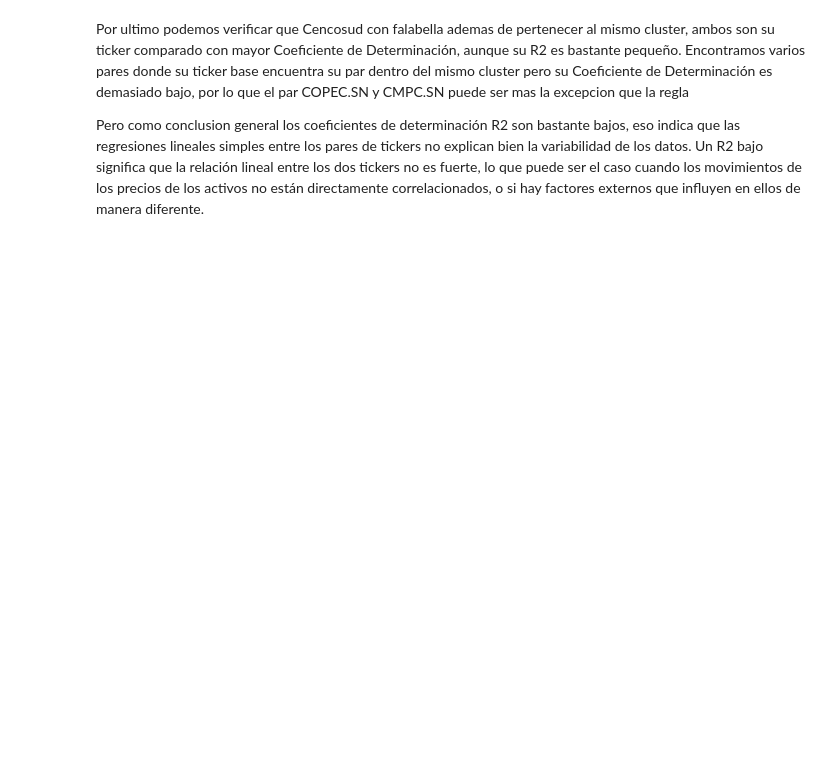
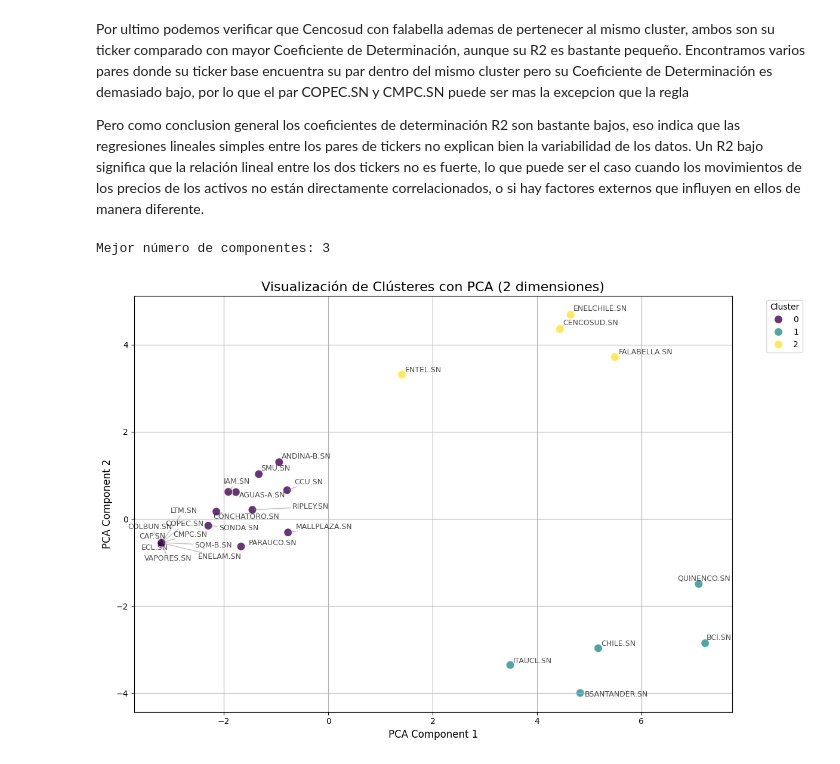
Before and after one commit to pabliacci/Finance-python, a Jupyter notebook: IPSA_data_analisis.ipynb, the cells around one changed output. Cells and saved outputs as stored; diff of their text form; code cells hidden in the pictures; blank space fills up the shorter version.

```diff
--- a/IPSA_data_analisis.ipynb
+++ b/IPSA_data_analisis.ipynb
@@ -993,3 +993,73 @@ resultados_completos_f
 Por ultimo podemos verificar que Cencosud con falabella ademas de pertenecer al mismo cluster, ambos son su ticker comparado con mayor Coeficiente de Determinación, aunque su R2 es bastante pequeño. Encontramos varios pares donde su ticker base encuentra su par dentro del mismo cluster pero su Coeficiente de Determinación es demasiado bajo, por lo que el par COPEC.SN y CMPC.SN puede ser mas la excepcion que la regla
 
 Pero como conclusion general los coeficientes de determinación R2 son bastante bajos, eso indica que las regresiones lineales simples entre los pares de tickers no explican bien la variabilidad de los datos. Un R2 bajo significa que la relación lineal entre los dos tickers no es fuerte, lo que puede ser el caso cuando los movimientos de los precios de los activos no están directamente correlacionados, o si hay factores externos que influyen en ellos de manera diferente.
+# %%
+from sklearn.preprocessing import StandardScaler
+
+scaler = StandardScaler()
+data_scaled = scaler.fit_transform(final_df)  # data es tu DataFrame
+# %%
+from sklearn.mixture import GaussianMixture
+scores = []
+for k in range(2, 10):
+    gmm = GaussianMixture(n_components=k, covariance_type='full', random_state=0)
+    labels = gmm.fit_predict(data_scaled)
+    score = silhouette_score(data_scaled, labels)
+    scores.append(score)
+
+best_k = scores.index(max(scores)) + 2
+print(f"Mejor número de componentes: {best_k}")
+# %% [output]
+Mejor número de componentes: 3
+# %%
+from sklearn.decomposition import PCA
+
+pca = PCA(n_components=2)
+pca_result = pca.fit_transform(data_scaled)  # data_scaled es tu DataFrame normalizado
+
+# Crear un DataFrame con las componentes principales
+pca_df = pd.DataFrame(pca_result, columns=['pca1', 'pca2'])
+# %%
+gmm = GaussianMixture(n_components=3, covariance_type='spherical', random_state=40)  # Cambia n_components según tus clusters esperados
+gmm.fit(data_scaled)
+labels = gmm.predict(data_scaled)
+
+# Agregar los clusters al DataFrame
+pca_df['Cluster'] = labels
+# %%
+#grafico
+plt.figure(figsize=(12, 8))
+
+# Crear el gráfico de dispersión
+sns.scatterplot(
+    x='pca1', y='pca2', hue='Cluster', data=pca_df,
+    palette='viridis', s=100, alpha=0.8
+)
+
+# Agregar etiquetas de empresas a cada punto
+texts = []
+for i in range(len(pca_df)):
+    texts.append(plt.text(
+        x=pca_df['pca1'][i],
+        y=pca_df['pca2'][i],
+        s=valid_tickers[i],  # Nombre del activo
+        fontsize=9, color='black', alpha=0.7
+    ))
+
+# Ajustar las etiquetas para evitar superposición
+adjust_text(
+    texts,
+    arrowprops=dict(arrowstyle='-', color='gray', alpha=0.5)
+)
+
+# Personalizar el gráfico
+plt.title("Visualización de Clústeres con PCA (2 dimensiones)", fontsize=16)
+plt.xlabel("PCA Component 1", fontsize=12)
+plt.ylabel("PCA Component 2", fontsize=12)
+plt.grid(True)
+plt.legend(title="Cluster", bbox_to_anchor=(1.05, 1), loc='upper left')
+plt.tight_layout()
+
+plt.show()
+# %% [output]
+[figure, added]
```
Also changed, not shown: parts of 12 cells of this notebook.
